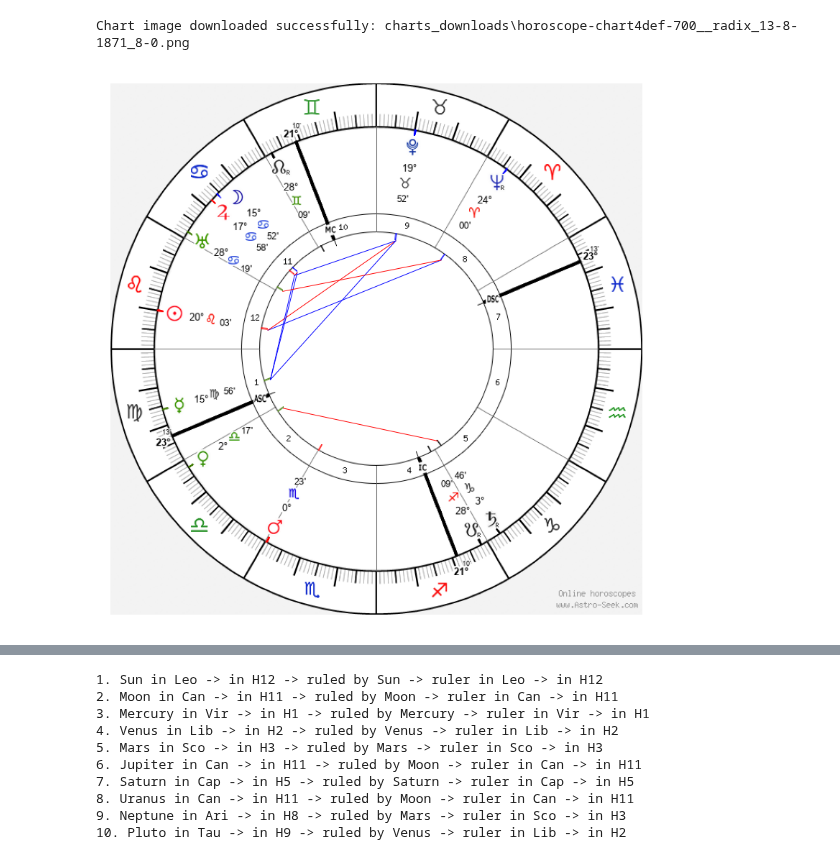
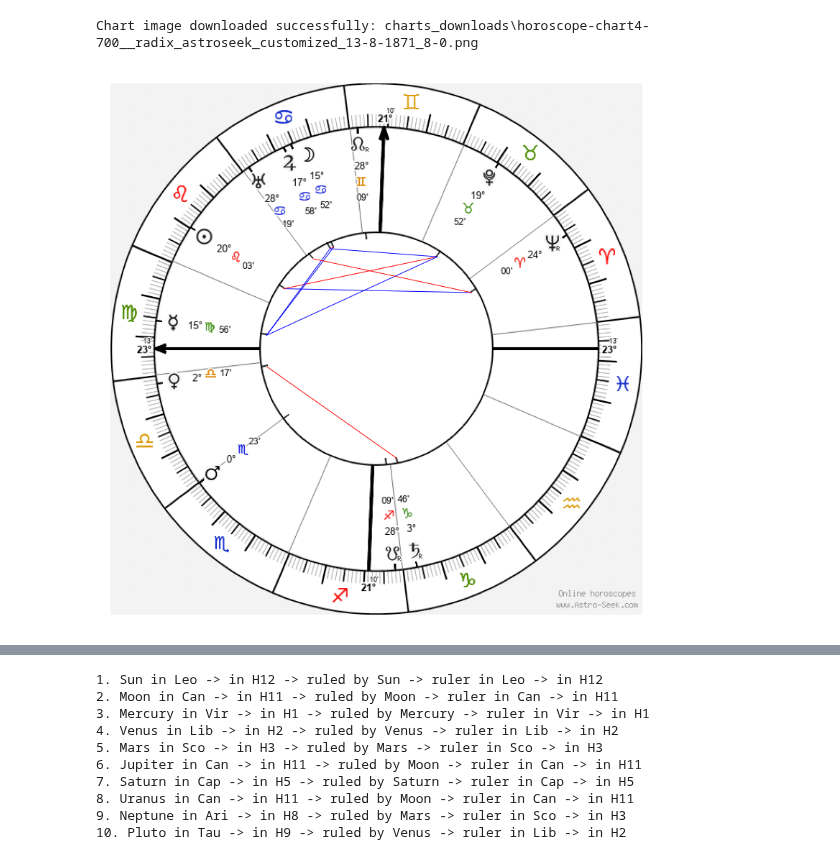
Before and after one commit to FunctionalPerformanceSystems/kerykeion, a Jupyter notebook: example_notebook.ipynb, the cells around one changed output, grey strips where cells are left out. Drawn from its saved outputs; the diff is of its cells as text; code cells hidden in the pictures.

Commit message:
Changed the chart drawer

```diff
--- a/example_notebook.ipynb
+++ b/example_notebook.ipynb
@@ -26,12 +26,12 @@ Report(a_subject).print_report()
 | H12   | Leo  | 0.0      |
 +-------+------+----------+
 # %%
-chart = astro_seek_chart(a_subject)
+chart = test_astro_seek_chart(a_subject)
 download = download_chart_image(chart)
 result_image = draw_aspect_lines(a_subject, str(download))
 # %% [output]
-Chart image downloaded successfully: charts_downloads\horoscope-chart4def-700__radix_13-8-1871_8-0.png
+Chart image downloaded successfully: charts_downloads\horoscope-chart4-700__radix_astroseek_customized_13-8-1871_8-0.png
-[figure, old version]
+[figure, new version]
 # %%
 aspect_table(a_subject)
 # %% [output]
```
Also changed, not shown: parts of 1 cell of this notebook, 1 other file.
